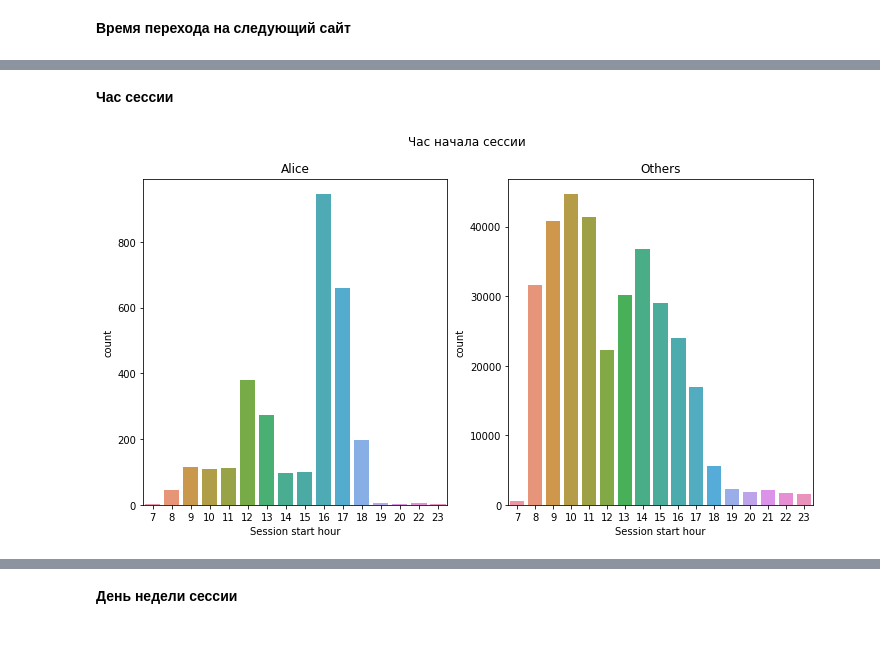
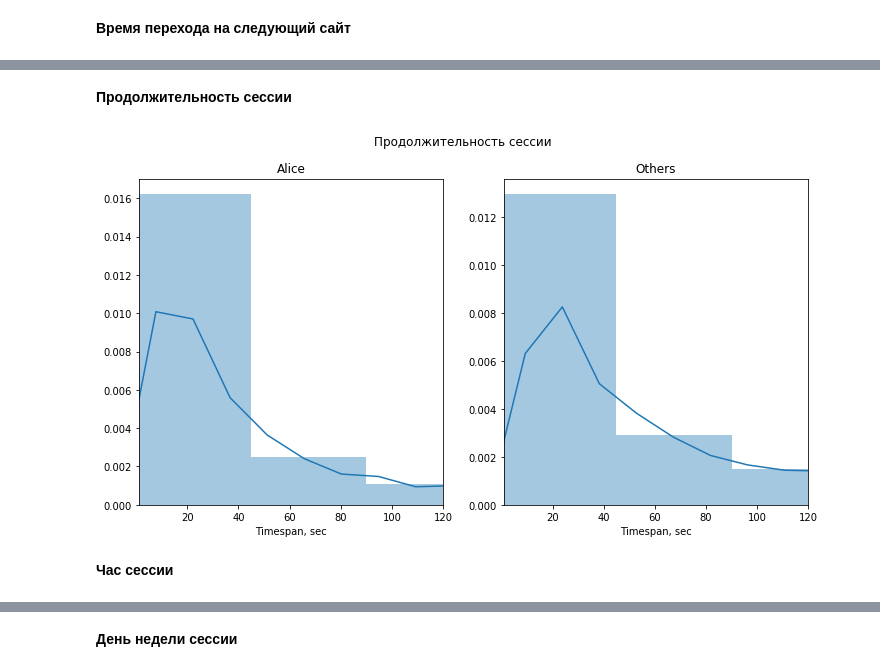
Before and after one commit to lasados/User-Identification, a Jupyter notebook: Summary of proj on Coursera.ipynb, the cells around one changed output, grey strips where cells are left out. Cells and saved outputs as stored; diff of their text form; code cells hidden in the pictures; blank space fills up the shorter version.

```diff
--- a/Summary of proj on Coursera.ipynb
+++ b/Summary of proj on Coursera.ipynb
@@ -199,0 +175,4 @@ plt.xlabel('timespan, sec');
+# %%
+%%time
+site_delays = compute_delay_data(train_test_df_date)
+site_delays.head()
@@ -199,0 +224,4 @@ plt.xlabel('timespan, sec');
+# %%
+%%time
+site_timespans = compute_timespan(site_delays)
+site_timespans.head()
@@ -199,0 +271,27 @@ plt.xlabel('timespan, sec');
+# %%
+def plot_alice(plot_method, data_to_plot, feature_name, suptitle,
+               alice_indicies=alice_index, others_indicies=others_index,
+               xlabel=None, ylabel=None, xlim=None, ylim=None, **kwargs):
+
+    def set_options():
+        if xlim!=None:
+            plt.xlim(*xlim)
+        if ylim!=None:
+            plt.ylim(*ylim)
+        if xlabel!=None:
+            plt.xlabel(xlabel)
+        if ylabel!=None:
+            plt.xlabel(ylabel)
+
+    plt.subplots(1, 2, figsize = (12, 6))
+    plt.suptitle(suptitle)
+
+    plt.subplot(1, 2, 1)
+    plot_method(data_to_plot[feature_name][alice_indicies], **kwargs)
+    plt.title("Alice")
+    set_options()
+
+    plt.subplot(1, 2, 2)
+    plot_method(data_to_plot[feature_name][others_indicies], **kwargs)
+    plt.title('Others')
+    set_options()
@@ -200,20 +306,10 @@ plt.xlabel('timespan, sec');
+# %% [markdown]
+**Продолжительность сессии**
+# %%
+plot_alice(plot_method=sns.distplot, data_to_plot=site_timespans,
+           feature_name='timespan', suptitle='Продолжительность сессии',
+           xlim=[1,120], xlabel='Timespan, sec', bins=40)
+# %% [output]
+[figure, added]
 # %% [markdown]
 **Час сессии**
-# %%
-# hour of session start
-train_test_df_date['hour'] = [trans_date(date).hour for date in train_test_df_date['time1']]
-
-plt.subplots(1, 2, figsize = (12, 6))
-plt.suptitle('Час начала сессии')
-
-plt.subplot(1, 2, 1)
-sns.countplot(train_test_df_date['hour'][train_df['target'] == 1])
-plt.title("Alice")
-plt.xlabel('Session start hour')
-
-plt.subplot(1, 2, 2)
-sns.countplot(train_test_df_date['hour'][train_df['target'] == 0])
-plt.title('Others')
-plt.xlabel('Session start hour');
-# %% [output]
-[figure, removed]
```
Also changed, not shown: parts of 41 cells of this notebook.
